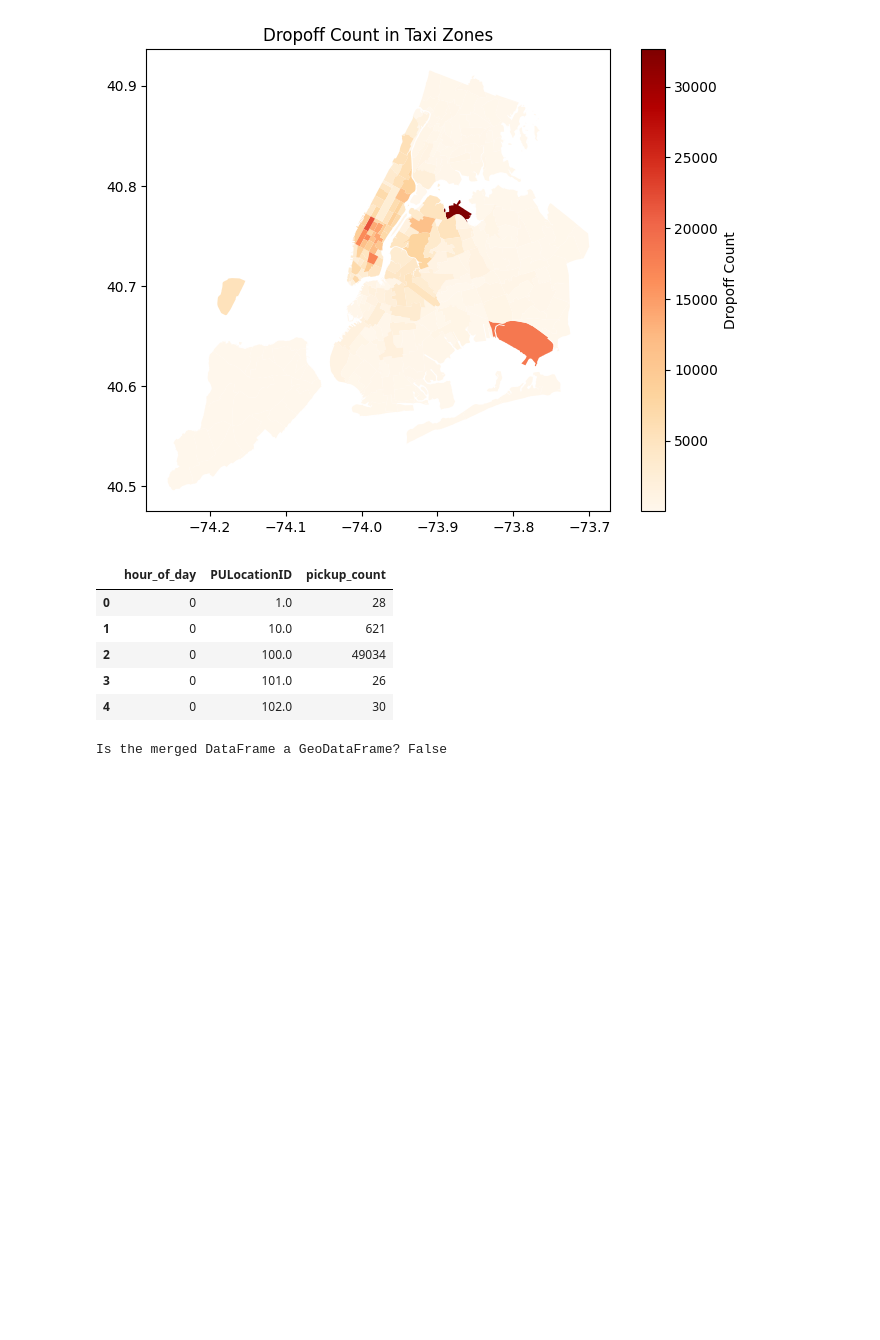
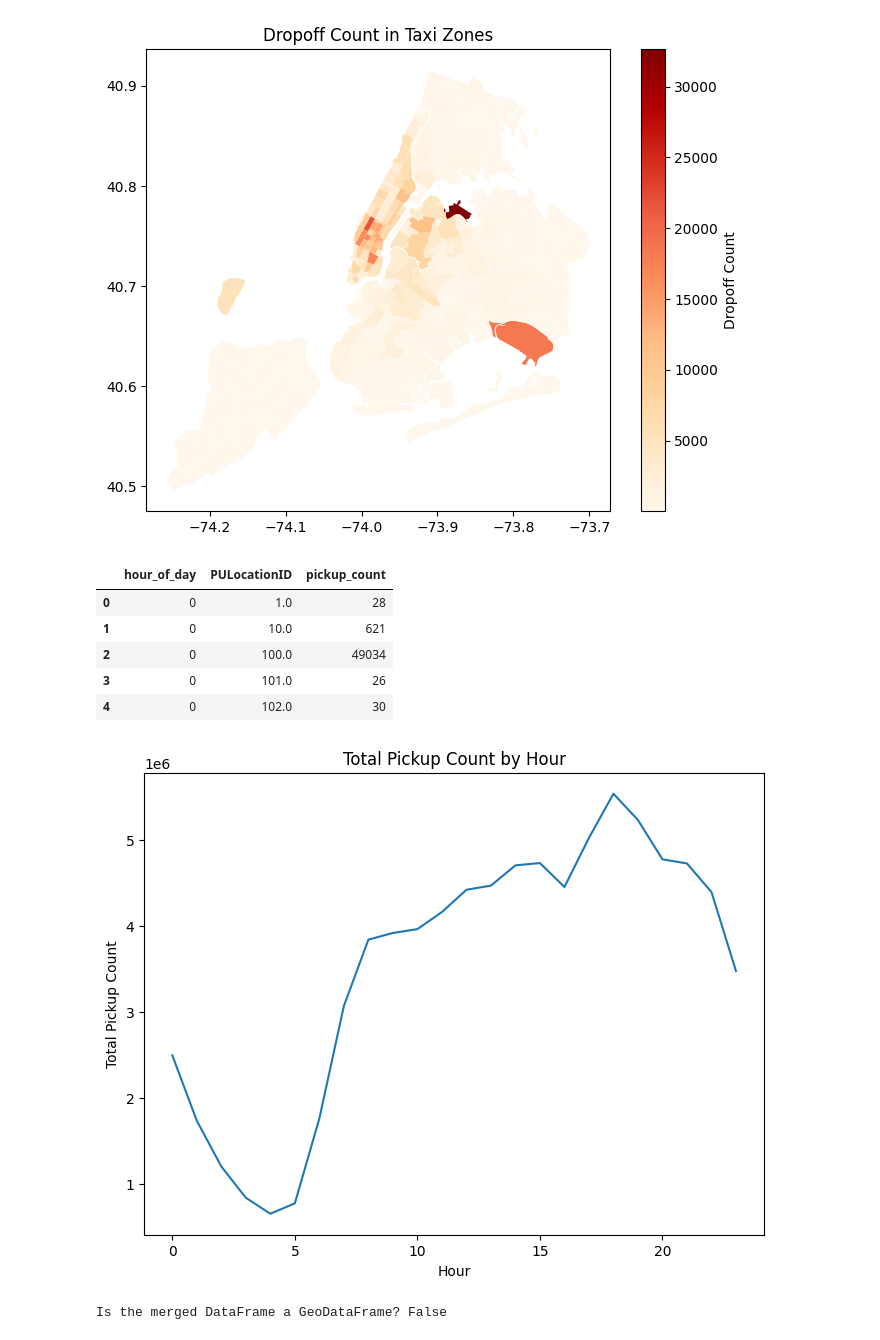
Before and after one commit to jaskcodes/elec-transit-y, a Jupyter notebook: census/analysis/taxi_trips_tzones.ipynb, the cells around one changed output. Drawn from its saved outputs; the diff is of its cells as text; code cells hidden in the pictures; blank space fills up the shorter version.

```diff
--- a/census/analysis/taxi_trips_tzones.ipynb
+++ b/census/analysis/taxi_trips_tzones.ipynb
@@ -166,6 +176,16 @@ pickup_by_hour.head()
 | 2 | 0 | 100.0 | 49034 |
 | 3 | 0 | 101.0 | 26 |
 | 4 | 0 | 102.0 | 30 |
+# %%
+# Plotting a line graph of pickup f count by hour for all zones
+fig, ax = plt.subplots(1, 1, figsize=(8,6))
+pickup_by_hour.groupby('hour_of_day')['pickup_count'].sum().plot(ax=ax)
+ax.set_title('Total Pickup Count by Hour')
+ax.set_xlabel('Hour')
+ax.set_ylabel('Total Pickup Count')
+plt.show()
+# %% [output]
+[figure, added]
 # %%
 # Merging pickups with taxi_zones
 pickups_merged = pickup_by_hour.merge(taxi_zones, left_on='PULocationID', right_on='location_i', how='left')
```
Also changed, not shown: parts of 2 cells of this notebook, 13 other files.
